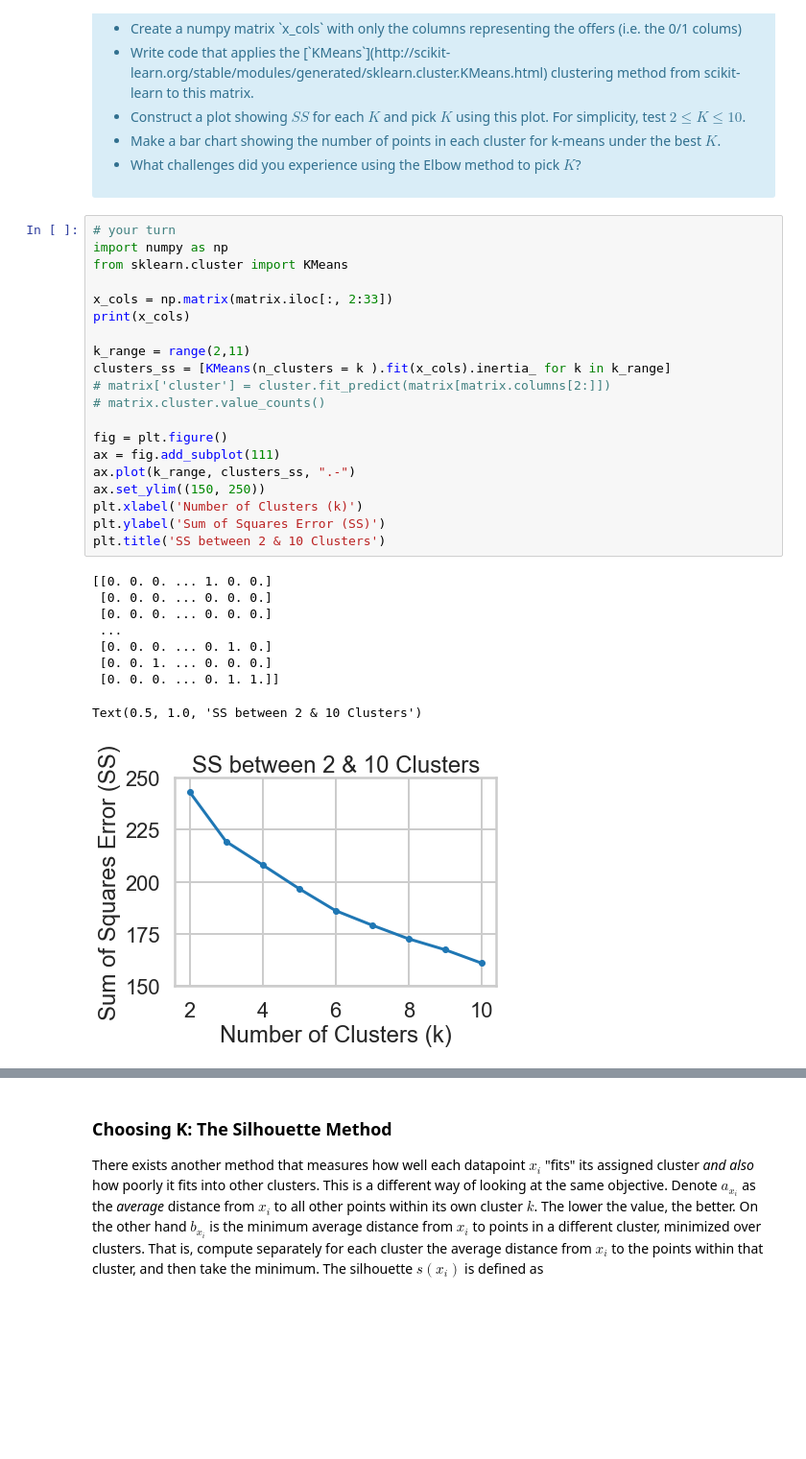
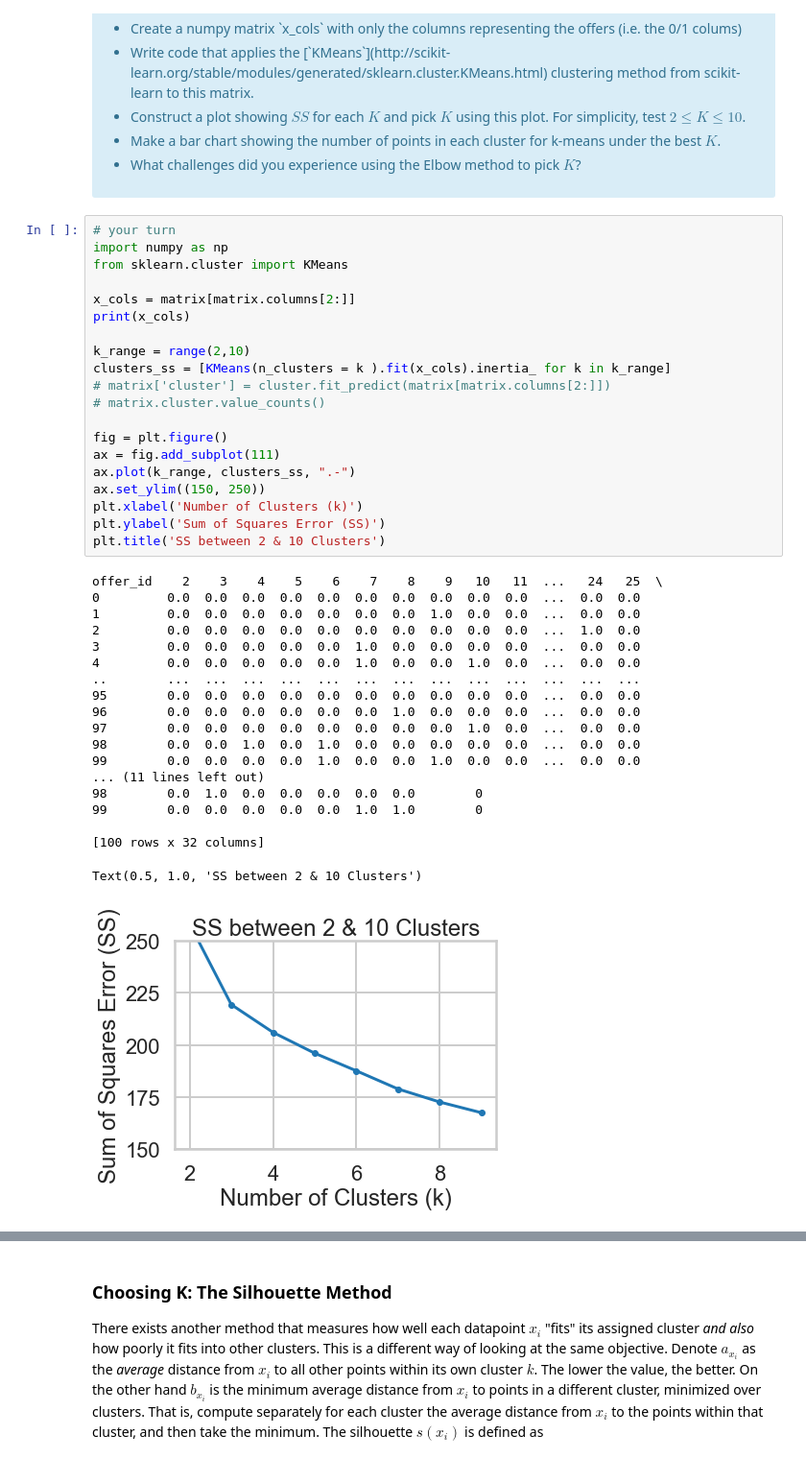
Before and after one commit to baz08/mec-mini-projects, a Jupyter notebook: mec-16.2.6-clustering-mini-project/Mini_Project_Clustering.ipynb, the cells around one changed output, grey strips where cells are left out. Shown at 96% size. Cells and saved outputs as stored; diff of their text form; blank space fills up the shorter version.

```diff
--- a/mec-16.2.6-clustering-mini-project/Mini_Project_Clustering.ipynb
+++ b/mec-16.2.6-clustering-mini-project/Mini_Project_Clustering.ipynb
@@ -125,33 +125,43 @@ where $x_i$ is a point, $C_k$ represents cluster $k$ and $\mu_k$ is the centroid
 # %%
 # your turn
 import numpy as np
 from sklearn.cluster import KMeans
 
-x_cols = np.matrix(matrix.iloc[:, 2:33])
+x_cols = matrix[matrix.columns[2:]]
 print(x_cols)
 
-k_range = range(2,11)
+k_range = range(2,10)
 clusters_ss = [KMeans(n_clusters = k ).fit(x_cols).inertia_ for k in k_range]
 # matrix['cluster'] = cluster.fit_predict(matrix[matrix.columns[2:]])
 # matrix.cluster.value_counts()
 
 fig = plt.figure()
 ax = fig.add_subplot(111)
 ax.plot(k_range, clusters_ss, ".-")
 ax.set_ylim((150, 250))
 plt.xlabel('Number of Clusters (k)')
 plt.ylabel('Sum of Squares Error (SS)')
 plt.title('SS between 2 & 10 Clusters')
 # %% [output]
-[[0. 0. 0. ... 1. 0. 0.]
- [0. 0. 0. ... 0. 0. 0.]
- [0. 0. 0. ... 0. 0. 0.]
- ...
- [0. 0. 0. ... 0. 1. 0.]
- [0. 0. 1. ... 0. 0. 0.]
- [0. 0. 0. ... 0. 1. 1.]]
+offer_id    2    3    4    5    6    7    8    9   10   11  ...   24   25  \
+0         0.0  0.0  0.0  0.0  0.0  0.0  0.0  0.0  0.0  0.0  ...  0.0  0.0
+1         0.0  0.0  0.0  0.0  0.0  0.0  0.0  1.0  0.0  0.0  ...  0.0  0.0
+2         0.0  0.0  0.0  0.0  0.0  0.0  0.0  0.0  0.0  0.0  ...  1.0  0.0
+3         0.0  0.0  0.0  0.0  0.0  1.0  0.0  0.0  0.0  0.0  ...  0.0  0.0
+4         0.0  0.0  0.0  0.0  0.0  1.0  0.0  0.0  1.0  0.0  ...  0.0  0.0
+..        ...  ...  ...  ...  ...  ...  ...  ...  ...  ...  ...  ...  ...
+95        0.0  0.0  0.0  0.0  0.0  0.0  0.0  0.0  0.0  0.0  ...  0.0  0.0
+96        0.0  0.0  0.0  0.0  0.0  0.0  1.0  0.0  0.0  0.0  ...  0.0  0.0
+97        0.0  0.0  0.0  0.0  0.0  0.0  0.0  0.0  1.0  0.0  ...  0.0  0.0
+98        0.0  0.0  1.0  0.0  1.0  0.0  0.0  0.0  0.0  0.0  ...  0.0  0.0
+99        0.0  0.0  0.0  0.0  1.0  0.0  0.0  1.0  0.0  0.0  ...  0.0  0.0
+... (11 lines left out)
+98        0.0  1.0  0.0  0.0  0.0  0.0  0.0        0
+99        0.0  0.0  0.0  0.0  0.0  1.0  1.0        0
+
+[100 rows x 32 columns]
 Text(0.5, 1.0, 'SS between 2 & 10 Clusters')
-[figure, old version]
+[figure, new version]
 # %%
 k_clusters = KMeans(n_clusters = 3)
 matrix['cluster'] = k_clusters.fit_predict(x_cols)
```
Also changed, not shown: parts of 11 cells of this notebook.
